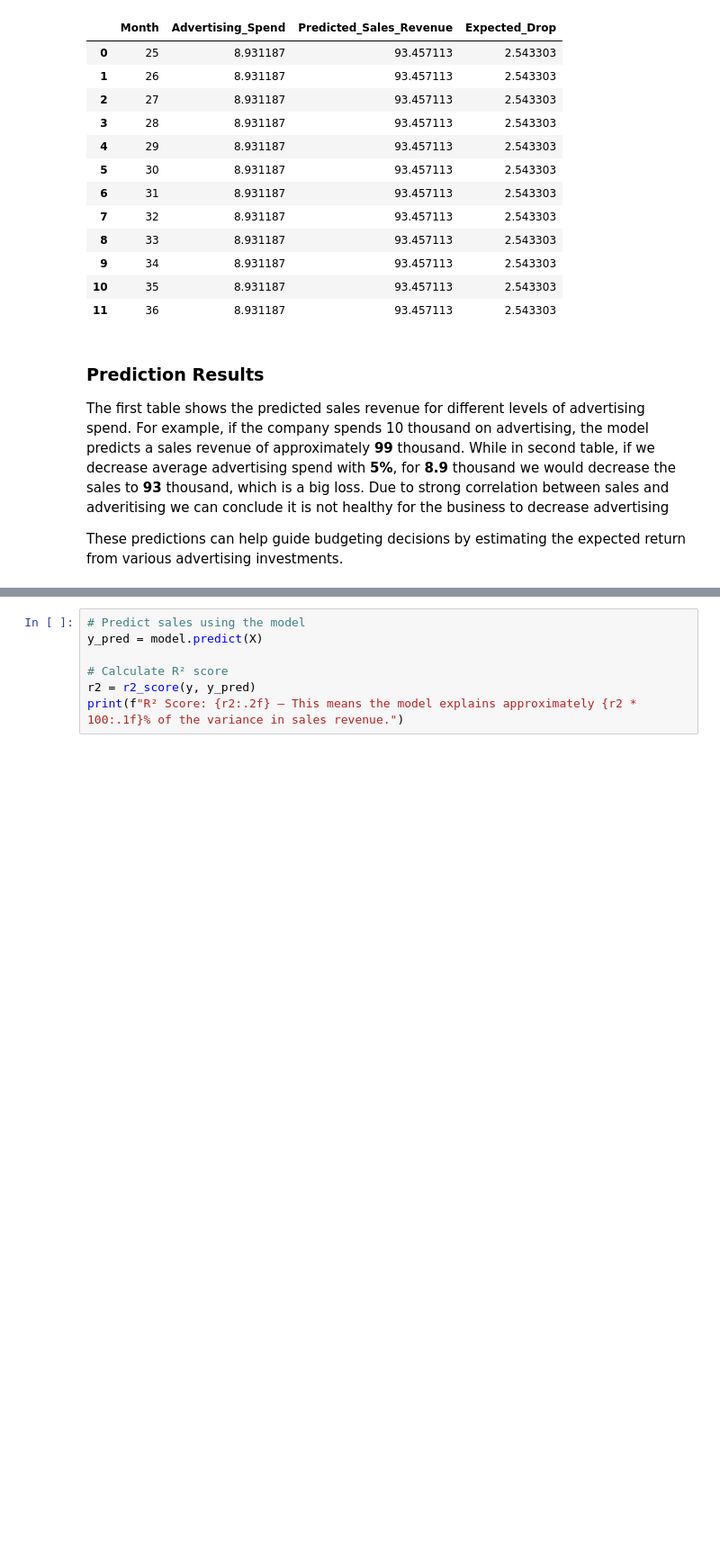
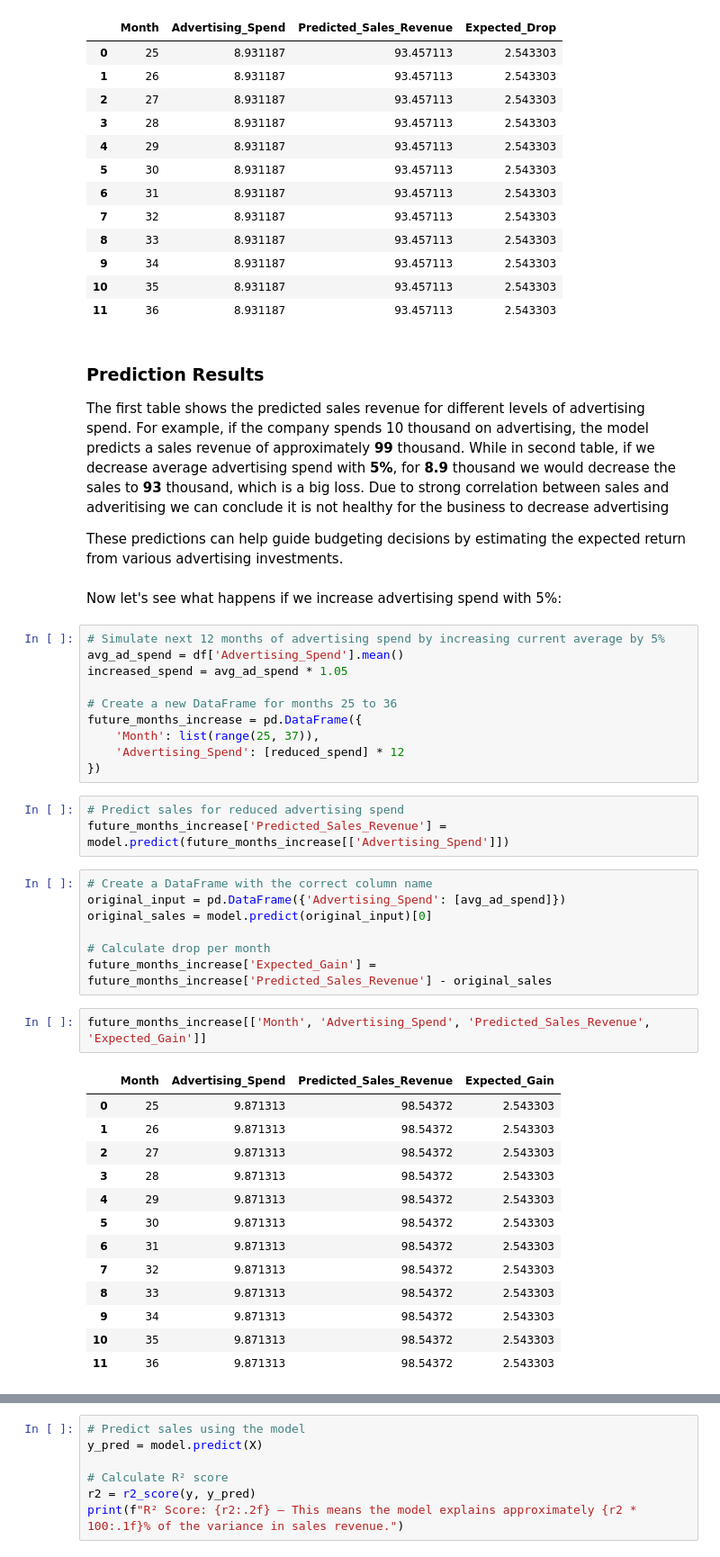
Before and after one commit to tnblagoeva/advertising_sales_model, a Jupyter notebook: Final_exam_math_concepts_Tatyana_Bliznakova.ipynb, the cells around one changed output, grey strips where cells are left out. Shown at 90% size. Saved outputs shown, nothing was run; the diff lists cells and outputs as text; blank space fills up the shorter version.

Commit message:
Add prediction table with 5% increase in advertising spend

```diff
--- a/Final_exam_math_concepts_Tatyana_Bliznakova.ipynb
+++ b/Final_exam_math_concepts_Tatyana_Bliznakova.ipynb
@@ -251,3 +251,41 @@ The first table shows the predicted sales revenue for different levels of advert
 While in second table, if we decrease average advertising spend with **5%**, for **8.9** thousand we would decrease the sales to **93** thousand, which is a big loss. Due to strong correlation between sales and adveritising we can conclude it is not healthy for the business to decrease advertising
 
 These predictions can help guide budgeting decisions by estimating the expected return from various advertising investments.
+# %% [markdown]
+Now let's see what happens if we increase advertising spend with 5%:
+# %%
+# Simulate next 12 months of advertising spend by increasing current average by 5%
+avg_ad_spend = df['Advertising_Spend'].mean()
+increased_spend = avg_ad_spend * 1.05
+
+# Create a new DataFrame for months 25 to 36
+future_months_increase = pd.DataFrame({
+    'Month': list(range(25, 37)),
+    'Advertising_Spend': [reduced_spend] * 12
+})
+# %%
+# Predict sales for reduced advertising spend
+future_months_increase['Predicted_Sales_Revenue'] = model.predict(future_months_increase[['Advertising_Spend']])
+# %%
+# Create a DataFrame with the correct column name
+original_input = pd.DataFrame({'Advertising_Spend': [avg_ad_spend]})
+original_sales = model.predict(original_input)[0]
+
+# Calculate drop per month
+future_months_increase['Expected_Gain'] = future_months_increase['Predicted_Sales_Revenue'] - original_sales
+# %%
+future_months_increase[['Month', 'Advertising_Spend', 'Predicted_Sales_Revenue', 'Expected_Gain']]
+# %% [output]
+|  | Month | Advertising_Spend | Predicted_Sales_Revenue | Expected_Gain |
+| 0 | 25 | 9.871313 | 98.54372 | 2.543303 |
+| 1 | 26 | 9.871313 | 98.54372 | 2.543303 |
+| 2 | 27 | 9.871313 | 98.54372 | 2.543303 |
+| 3 | 28 | 9.871313 | 98.54372 | 2.543303 |
+| 4 | 29 | 9.871313 | 98.54372 | 2.543303 |
+| 5 | 30 | 9.871313 | 98.54372 | 2.543303 |
+| 6 | 31 | 9.871313 | 98.54372 | 2.543303 |
+| 7 | 32 | 9.871313 | 98.54372 | 2.543303 |
+| 8 | 33 | 9.871313 | 98.54372 | 2.543303 |
+| 9 | 34 | 9.871313 | 98.54372 | 2.543303 |
+| 10 | 35 | 9.871313 | 98.54372 | 2.543303 |
+| 11 | 36 | 9.871313 | 98.54372 | 2.543303 |
```
Also changed, not shown: parts of 1 cell of this notebook.
